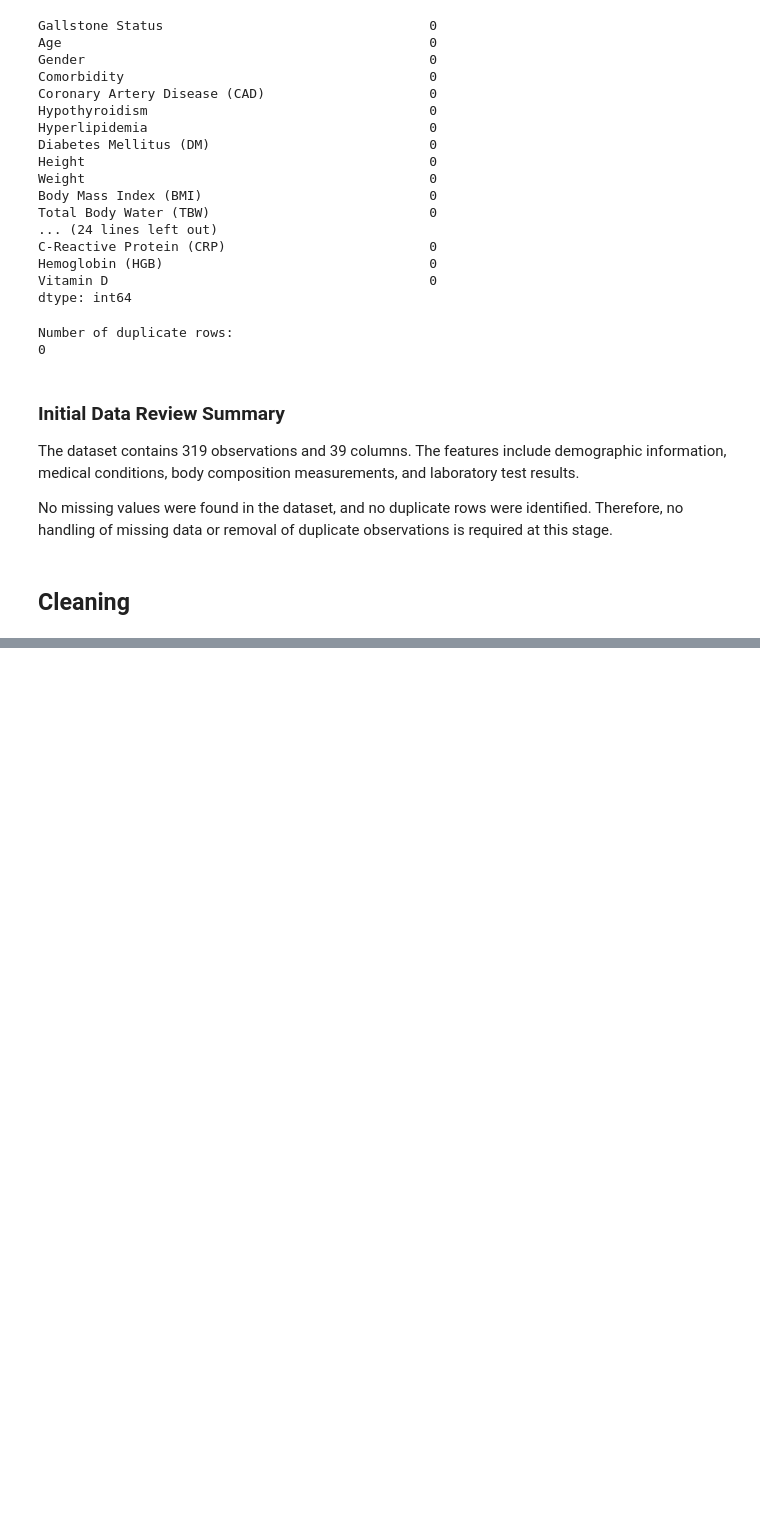
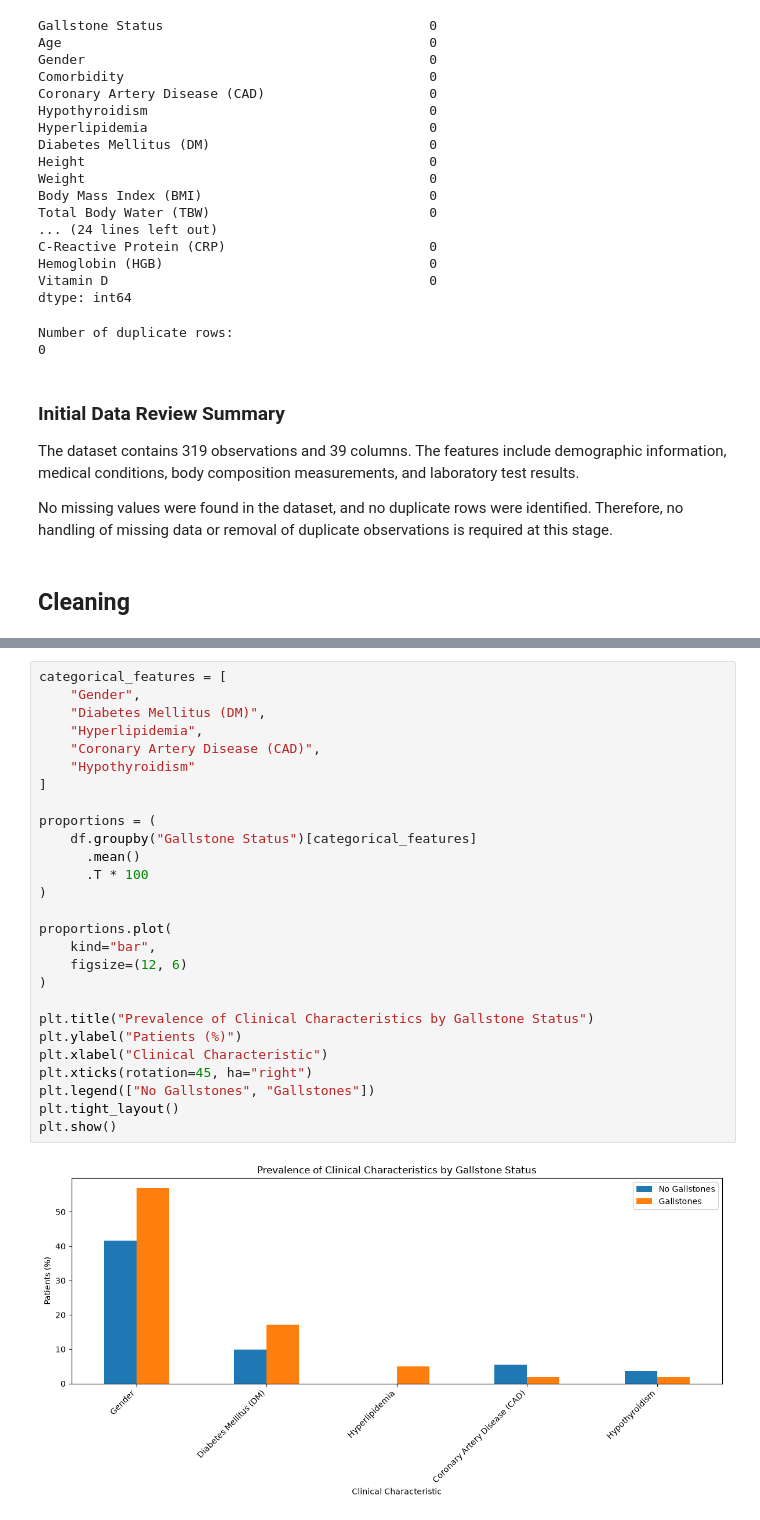
Before and after one commit to magfor02/DAT540, a Jupyter notebook: code.ipynb, the cells around one changed output, grey strips where cells are left out. Cells and saved outputs as stored; diff of their text form; blank space fills up the shorter version.

```diff
--- a/code.ipynb
+++ b/code.ipynb
@@ -94,0 +202,29 @@ No missing values were found in the dataset, and no duplicate rows were identifi
+# %%
+categorical_features = [
+    "Gender",
+    "Diabetes Mellitus (DM)",
+    "Hyperlipidemia",
+    "Coronary Artery Disease (CAD)",
+    "Hypothyroidism"
+]
+
+proportions = (
+    df.groupby("Gallstone Status")[categorical_features]
+      .mean()
+      .T * 100
+)
+
+proportions.plot(
+    kind="bar",
+    figsize=(12, 6)
+)
+
+plt.title("Prevalence of Clinical Characteristics by Gallstone Status")
+plt.ylabel("Patients (%)")
+plt.xlabel("Clinical Characteristic")
+plt.xticks(rotation=45, ha="right")
+plt.legend(["No Gallstones", "Gallstones"])
+plt.tight_layout()
+plt.show()
+# %% [output]
+[figure, added]
```
Also changed, not shown: parts of 7 cells of this notebook.
